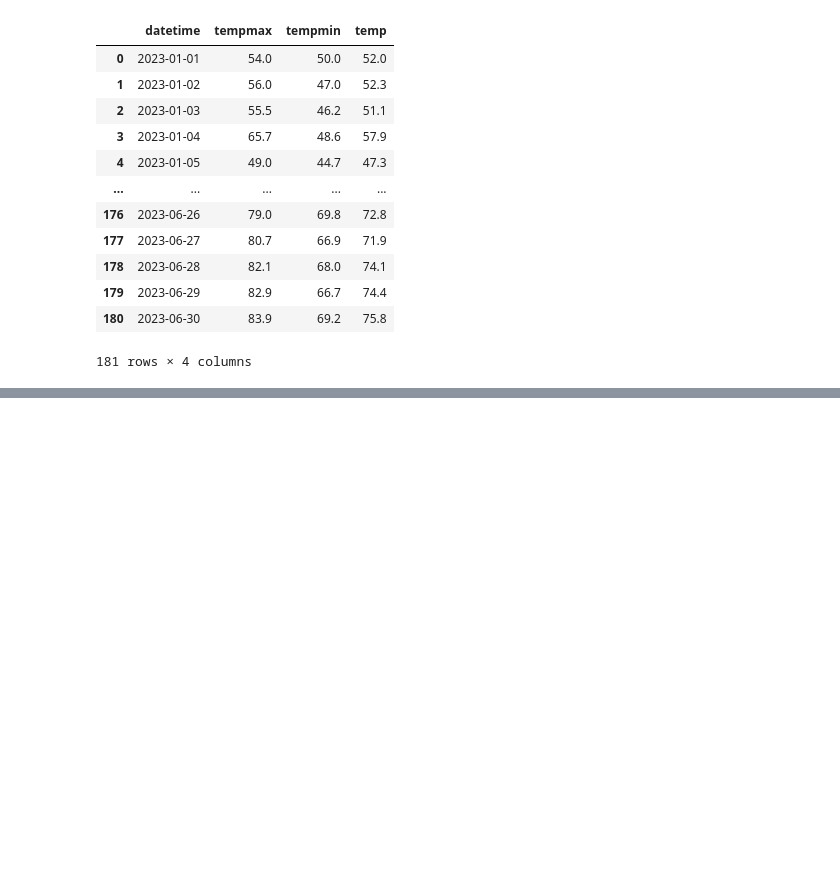
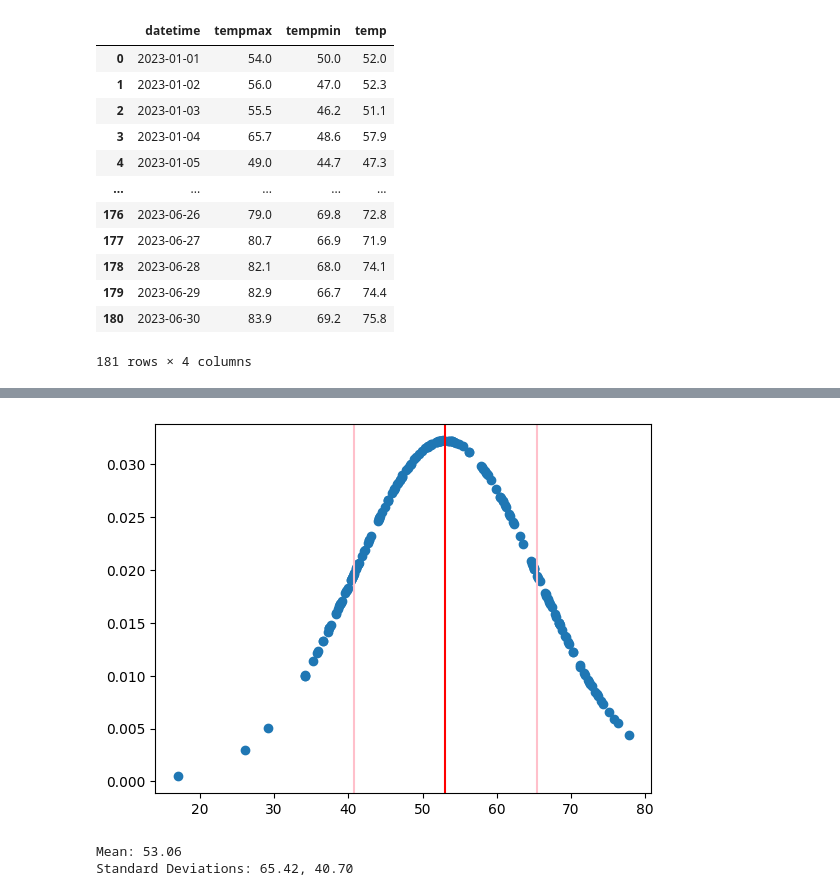
Before and after one commit to SnakeSpeak/coffee_shop, a Jupyter notebook: coffee_weather.ipynb, the cells around one changed output, grey strips where cells are left out. Cells and saved outputs as stored; diff of their text form; code cells hidden in the pictures; blank space fills up the shorter version.

```diff
--- a/coffee_weather.ipynb
+++ b/coffee_weather.ipynb
@@ -91,0 +202,20 @@ coffee_and_temp_df
+# %%
+# Are the temperatures representative of normal distribution? Create a plot to visualize the curve, it should be a bell curve.
+
+trans_totals = plot_data['temp']
+
+mean = np.mean(trans_totals)
+sd = np.std(trans_totals)
+sd1 = mean + sd
+sd2 = mean - sd
+
+plt.scatter(trans_totals, norm.pdf(trans_totals,mean,sd))
+plt.axvline(x = mean, color = 'red') # this line will show us where the mean is, it means normal distribution if line at peak of bell curve
+plt.axvline(x = sd1, color = 'pink') # these two pink lines will show us where the standard deviations are
+plt.axvline(x = sd2, color = 'pink')
+plt.show()
+print(f"Mean: {mean:.2f}\nStandard Deviations: {sd1:.2f}, {sd2:.2f}")
+# %% [output]
+[figure, added]
+Mean: 53.06
+Standard Deviations: 65.42, 40.70
```
Also changed, not shown: parts of 13 cells of this notebook.
